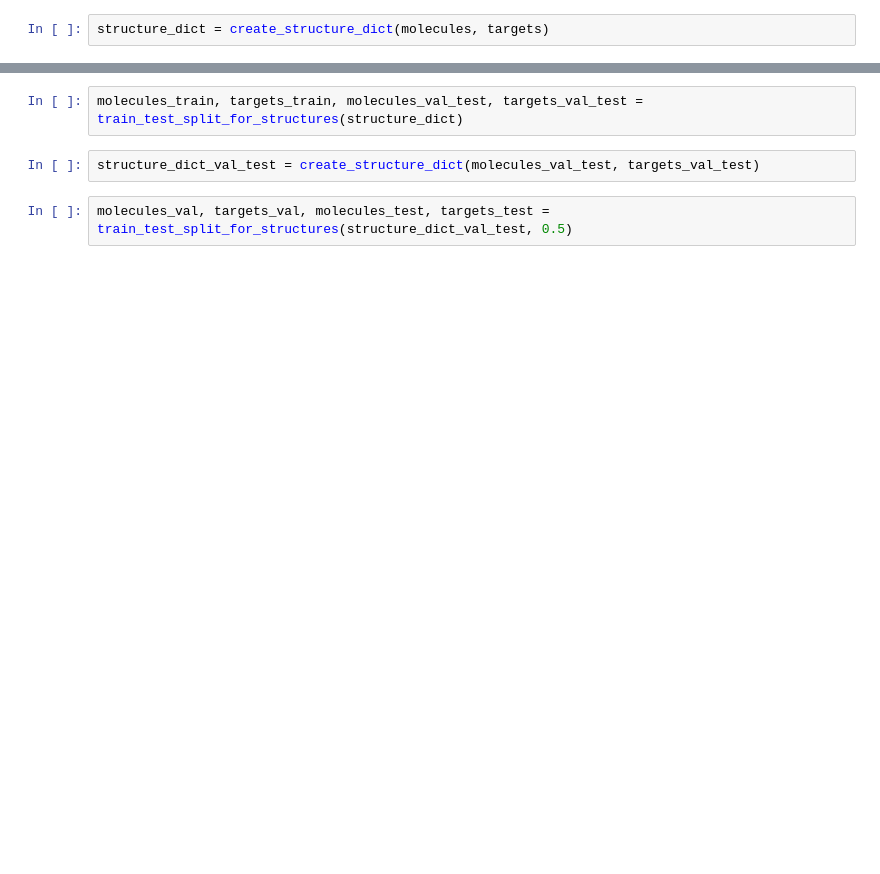
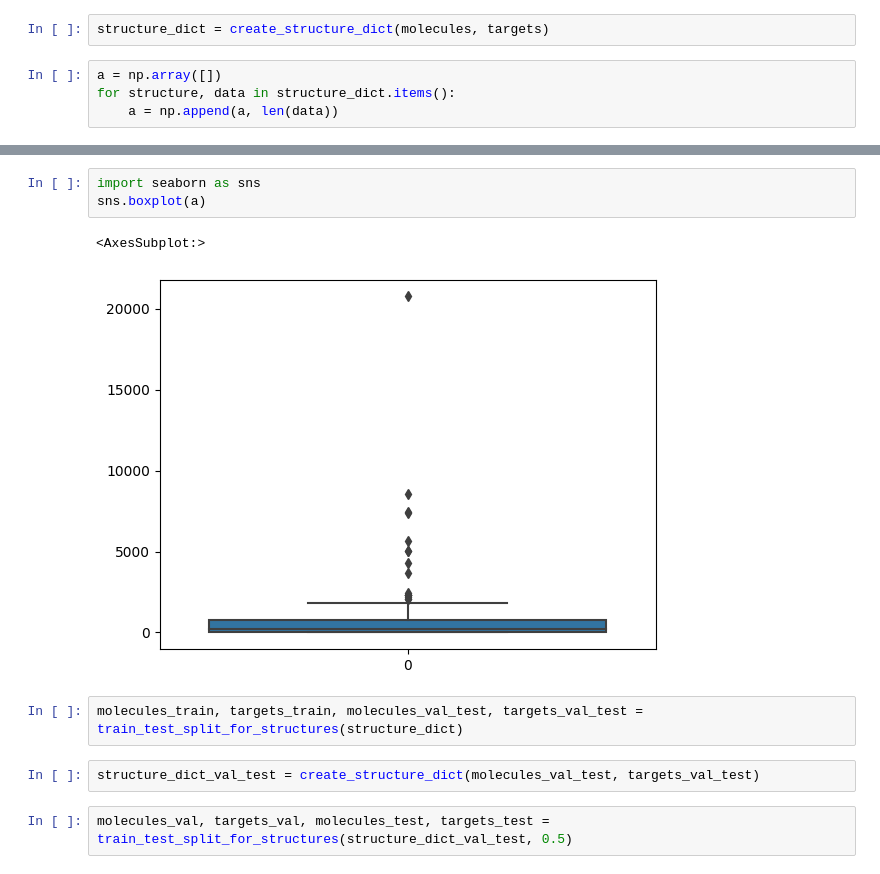
Before and after one commit to Gruz2520/megnet_tests, a Jupyter notebook: training.ipynb, the cells around one changed output, grey strips where cells are left out. Saved outputs shown, nothing was run; the diff lists cells and outputs as text; blank space fills up the shorter version.

```diff
--- a/training.ipynb
+++ b/training.ipynb
@@ -53,3 +56,7 @@ def train_test_split_for_structures(structure_dict: dict, test_size: float = 0.1
     return structures_train, targets_train, structures_test, targets_test
 # %%
 structure_dict = create_structure_dict(molecules, targets)
+# %%
+a = np.array([])
+for structure, data in structure_dict.items():
+    a = np.append(a, len(data))
@@ -56,3 +113,9 @@ structure_dict = create_structure_dict(molecules, targets)
+# %%
+import seaborn as sns
+sns.boxplot(a)
+# %% [output]
+<AxesSubplot:>
+[figure, added]
 # %%
 molecules_train, targets_train, molecules_val_test, targets_val_test = train_test_split_for_structures(structure_dict)
 # %%
```
Also changed, not shown: parts of 18 cells of this notebook, 18 other files.
